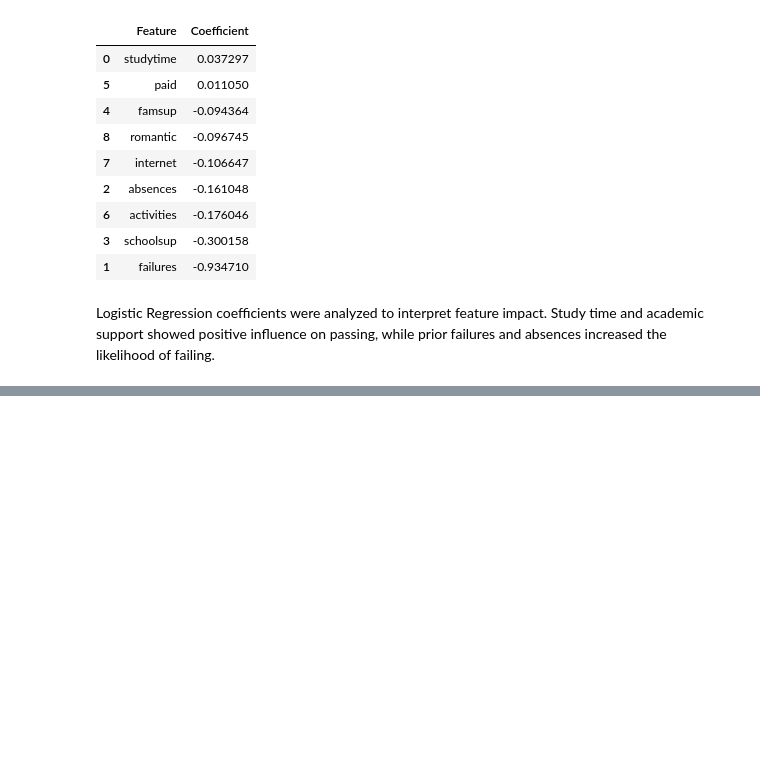
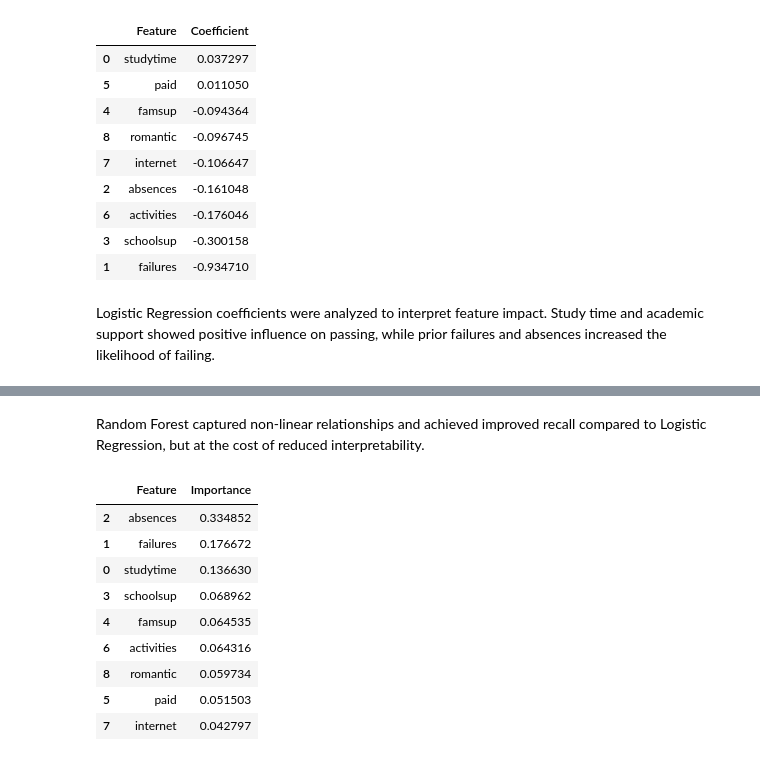
Before and after one commit to VanshikaAsthana/early-academic-risk-detection, a Jupyter notebook: notebooks/modeling.ipynb, the cells around one changed output, grey strips where cells are left out. Cells and saved outputs as stored; diff of their text form; code cells hidden in the pictures; blank space fills up the shorter version.

Commit message:
Add Random Forest model for comparison

```diff
--- a/notebooks/modeling.ipynb
+++ b/notebooks/modeling.ipynb
@@ -127,3 +127,7 @@ coeff_df
 | 1 | failures | -0.934710 |
 # %% [markdown]
 Logistic Regression coefficients were analyzed to interpret feature impact. Study time and academic support showed positive influence on passing, while prior failures and absences increased the likelihood of failing.
+# %%
+from sklearn.ensemble import RandomForestClassifier
+rf = RandomForestClassifier(n_estimators=200,random_state=42,class_weight='balanced')
+rf.fit(X_train, y_train)
@@ -129,0 +150,17 @@ Logistic Regression coefficients were analyzed to interpret feature impact. Stud
+# %% [markdown]
+Random Forest captured non-linear relationships and achieved improved recall compared to Logistic Regression, but at the cost of reduced interpretability.
+# %%
+import pandas as pd
+rf_importance = pd.DataFrame({'Feature': X.columns,'Importance': rf.feature_importances_}).sort_values(by='Importance', ascending=False)
+rf_importance
+# %% [output]
+|  | Feature | Importance |
+| 2 | absences | 0.334852 |
+| 1 | failures | 0.176672 |
+| 0 | studytime | 0.136630 |
+| 3 | schoolsup | 0.068962 |
+| 4 | famsup | 0.064535 |
+| 6 | activities | 0.064316 |
+| 8 | romantic | 0.059734 |
+| 5 | paid | 0.051503 |
+| 7 | internet | 0.042797 |
```
Also changed, not shown: parts of 2 cells of this notebook.
